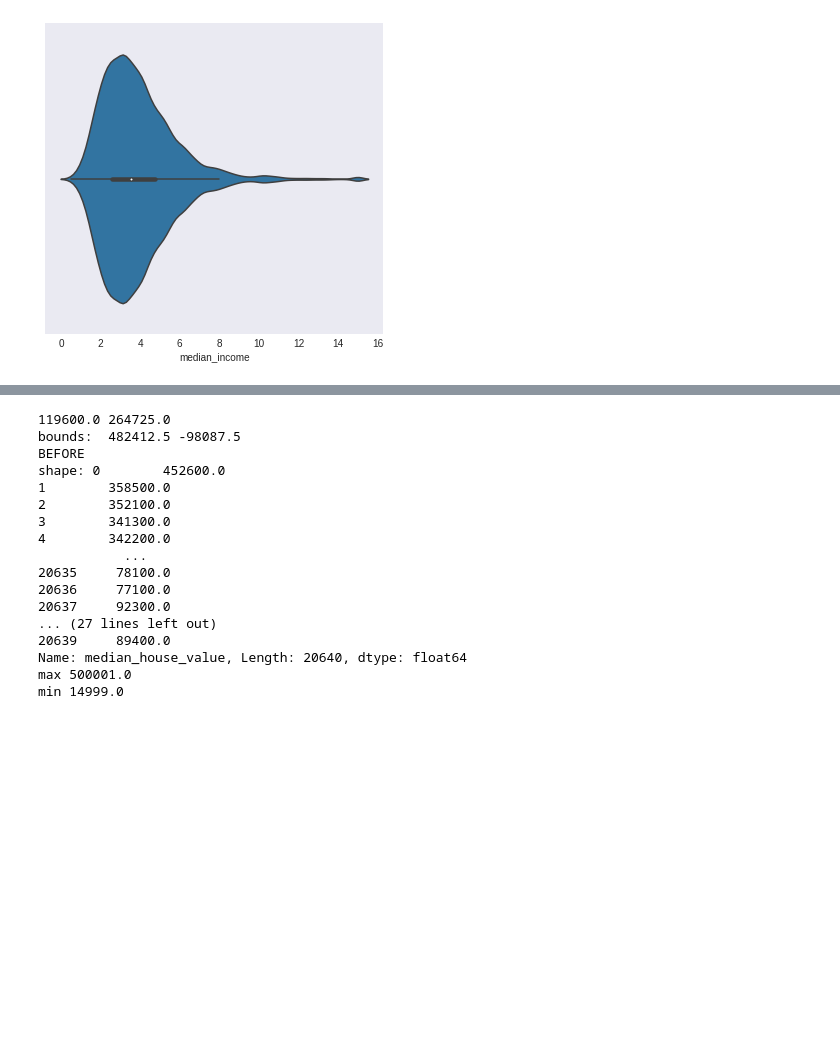
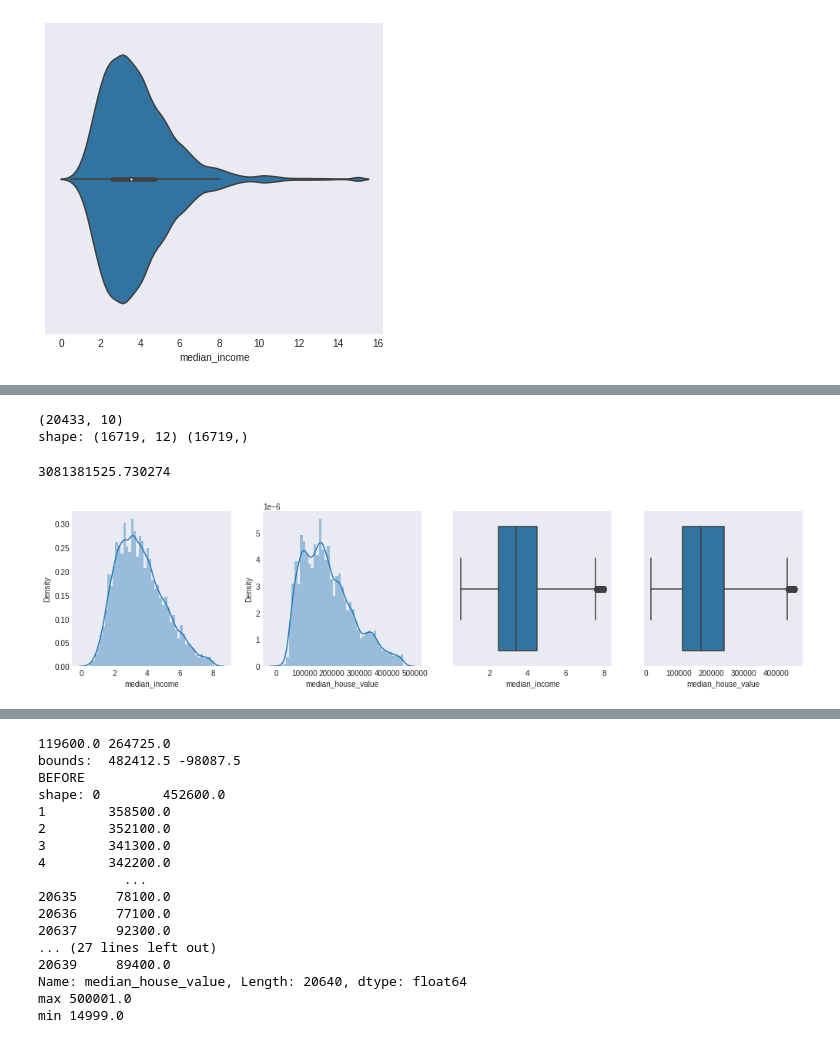
Before and after one commit to FIAP22IA/trabalho-final-python, a Jupyter notebook: trabalho.ipynb, the cells around one changed output, grey strips where cells are left out. Drawn from its saved outputs; the diff is of its cells as text; code cells hidden in the pictures; blank space fills up the shorter version.

```diff
--- a/trabalho.ipynb
+++ b/trabalho.ipynb
@@ -336,25 +360,3 @@ X[['median_income', 'longitude', 'latitude']].hist()
-# %%
-
-plt.style.use('seaborn-dark')
-x = N.linspace(0, 20, 100)
-plt.plot(x, N.sin(x))
-plt.show()
-# %%
-import matplotlib.pyplot as plt
-import numpy as np
-import mpld3
-
-mpld3.enable_notebook()
-fig, ax = plt.subplots(subplot_kw=dict(axisbg='#EEEEEE'))
-ax.grid(color='white', linestyle='solid')
-N = 50
-scatter = ax.scatter(np.random.normal(size=N),
-                     np.random.normal(size=N),
-                     c=np.random.random(size=N),
-                     s = 1000 * np.random.random(size=N),
-                     alpha=0.3,
-                     cmap=plt.cm.jet)
-ax.set_title("D3 Scatter Plot", size=18);
 # %%
 # correlação
 numeric_columns = table.select_dtypes(['float64', 'int64'])
@@ -370,0 +383,39 @@ L.LinearRegression().fit(X_train, Y_train).score(X_test, Y_test)
+# %%
+def remove_outliers (T, col):
+    t = T.copy()
+    c = T[col]
+    t = t.dropna()
+    Q3 = N.percentile(c, 75)
+    Q2 = N.percentile(c, 25)
+    IQR = Q3 - Q2
+
+    upper_bound = Q3 + 1.5 * IQR
+    lower_bound = Q2 - 1.5 * IQR
+    upper, = N.where(c >= upper_bound)
+    lower, = N.where(c <  lower_bound)
+
+    t.drop(t[t[col] >= upper_bound ].index, inplace=True)
+    t.drop(t[t[col] < lower_bound].index, inplace=True)
+
+    return t
+
+X, Y = initialXY()
+T = X
+T['median_house_value'] = Y
+print(T.shape)
+
+T = reduce(remove_outliers, T.select_dtypes(['float64', 'int64']).columns , T)
+# S.boxplot(T['median_house_value'])
+T = get_dummies(T)
+X = drop_column(['median_house_value'])(T)
+Y = T['median_house_value']
+
+print('shape:', X.shape, Y.shape)
+
+X_train, X_test, Y_train, Y_test = split_sample(X)(Y)
+
+mean_squared_error( Y_test , L.LinearRegression().fit(X_train, Y_train).predict(X_test))
+# %% [output]
+(20433, 10)
+shape: (16719, 12) (16719,)
+3081381525.730274
@@ -370,0 +424,13 @@ L.LinearRegression().fit(X_train, Y_train).score(X_test, Y_test)
+# %%
+PP.figure(figsize=(17,17))
+PP.subplot(4,4,1)
+S.distplot(T['median_income'])
+PP.subplot(4,4,2)
+S.distplot(T['median_house_value'])
+PP.subplot(4,4,3)
+S.boxplot(T['median_income'])
+PP.subplot(4,4,4)
+S.boxplot(T['median_house_value'])
+PP.show()
+# %% [output]
+[figure, added]
```
Also changed, not shown: parts of 29 cells of this notebook.
